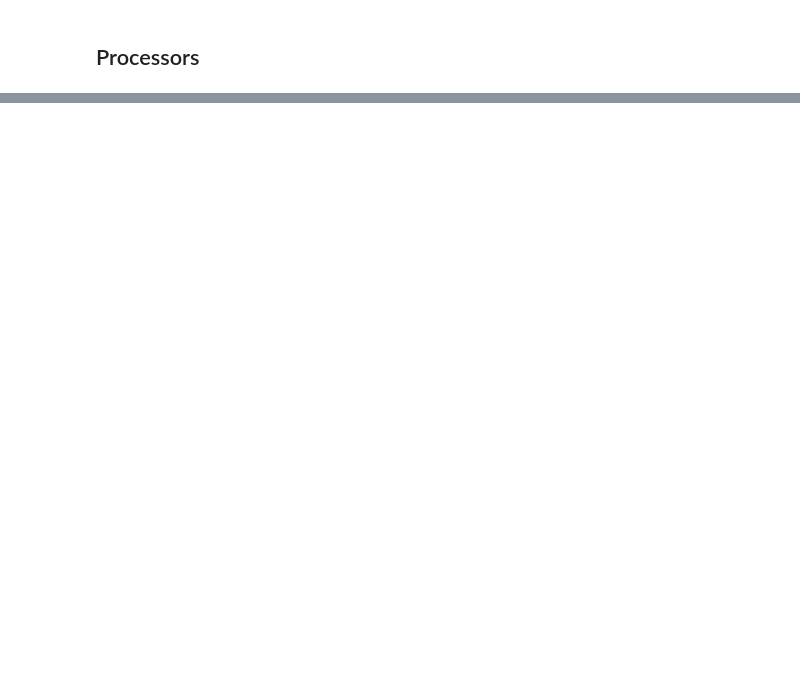
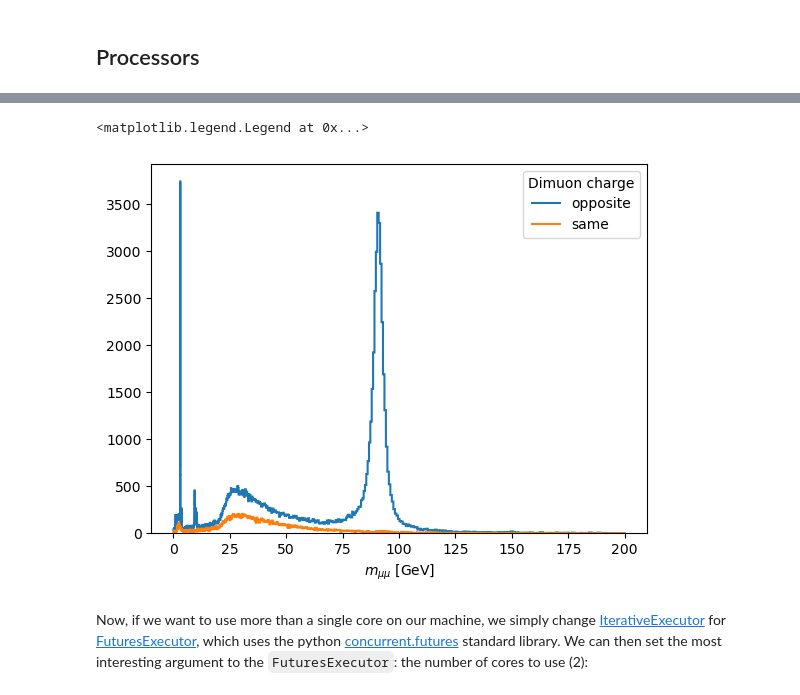
Before and after one commit to prayagyadav/ColumnarHEP, a Jupyter notebook: Notebooks/Coffea.ipynb, the cells around one changed output, grey strips where cells are left out. Cells and saved outputs as stored; diff of their text form; code cells hidden in the pictures; blank space fills up the shorter version.

```diff
--- a/Notebooks/Coffea.ipynb
+++ b/Notebooks/Coffea.ipynb
@@ -1189,0 +1292,24 @@ Hist(Regular(60, 60, 120, name='mass', label='$m_{ll}$ [GeV]'), storage=Weight()
+# %%
+#These all are open data files
+fileset = {
+    'DoubleMuon': [
+        'root://xcache//store/user/ncsmith/opendata_mirror/Run2012B_DoubleMuParked.root',
+        'root://xcache//store/user/ncsmith/opendata_mirror/Run2012C_DoubleMuParked.root',
+    ],
+    'ZZ to 4mu': [
+        'root://xcache//store/user/ncsmith/opendata_mirror/ZZTo4mu.root'
+    ]
+}
+# %%
+#lets use the iterative executor (single, one by one)
+iterative_run = processor.Runner(
+    executor = processor.IterativeExecutor(compression=None),
+    maxchunks=4,
+)
+
+out = iterative_run(
+    fileset,
+    treename = "Events",
+    processor_instance = MyProcessor(),
+)
+out
@@ -1189,0 +1333,9 @@ Hist(Regular(60, 60, 120, name='mass', label='$m_{ll}$ [GeV]'), storage=Weight()
+# %%
+fig, ax = plt.subplots()
+out["DoubleMuon"]["mass"].plot1d(ax=ax)
+ax.legend(title="Dimuon charge")
+# %% [output]
+<matplotlib.legend.Legend at 0x...>
+[figure, added]
+# %% [markdown]
+Now, if we want to use more than a single core on our machine, we simply change [IterativeExecutor](https://coffeateam.github.io/coffea/api/coffea.processor.IterativeExecutor.html) for [FuturesExecutor](https://coffeateam.github.io/coffea/api/coffea.processor.FuturesExecutor.html), which uses the python [concurrent.futures](https://docs.python.org/3/library/concurrent.futures.html) standard library. We can then set the most interesting argument to the `FuturesExecutor`: the number of cores to use (2):
```
Also changed, not shown: parts of 31 cells of this notebook.
